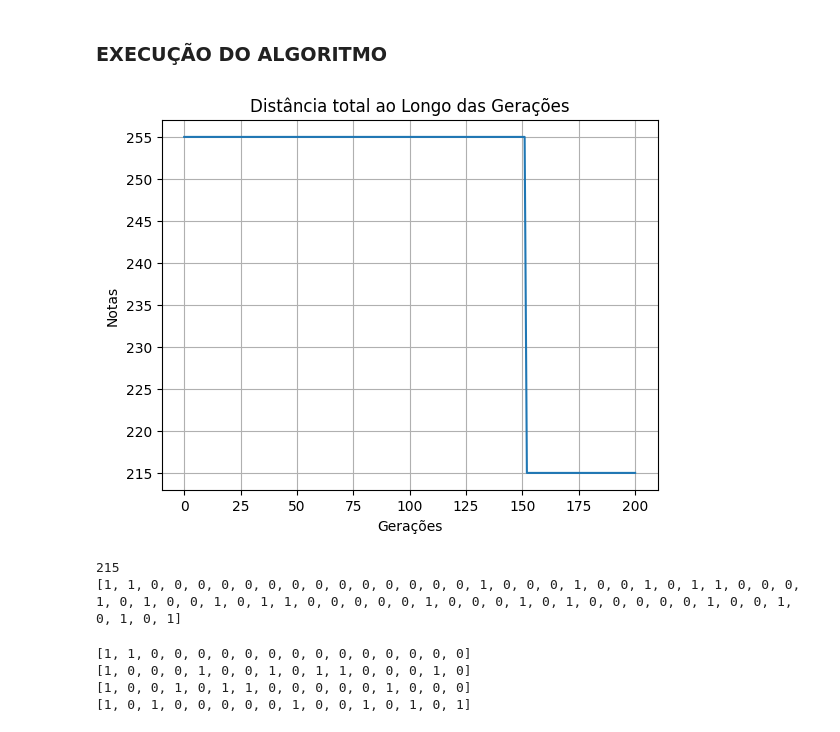
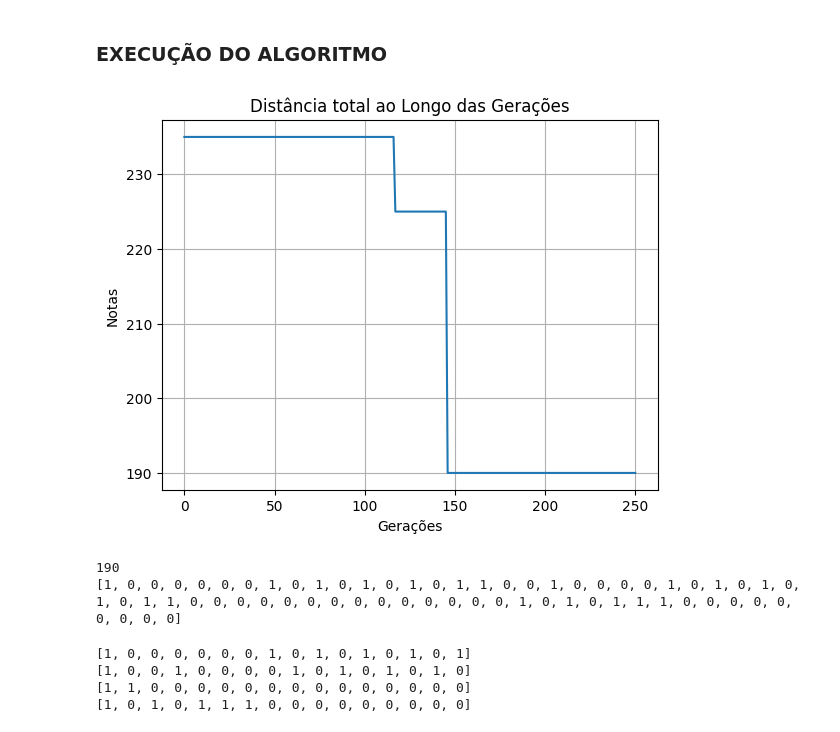
Before and after one commit to Tainann/PORTFOLIO, a Jupyter notebook: Projeto 13 - Algoritmo Genético para roteamento de veículos/roteamento_carros.ipynb, the cells around one changed output. Cells and saved outputs as stored; diff of their text form; code cells hidden in the pictures.

```diff
--- a/Projeto 13 - Algoritmo Genético para roteamento de veículos/roteamento_carros.ipynb
+++ b/Projeto 13 - Algoritmo Genético para roteamento de veículos/roteamento_carros.ipynb
@@ -171,9 +172,11 @@ def fitness(subgrupos):
                 return dist_total
 
     for subgrupo in subgrupos:
+        i = 0
         for cliente in subgrupo:
             if cliente == 1:
-                espaco_ocupado += demandas.iloc[cliente, 1]
+                espaco_ocupado += demandas.iloc[i, 1]
+            i += 1
         if espaco_ocupado > 100:
             dist_total = 10000000
             return dist_total
@@ -266,13 +269,13 @@ def crossover(cromo_pai1, cromo_pai2, tam_subgrupo):
     part4_cromo_pai2 = cromo_pai2[3*tam_subgrupo:len(cromo_pai2)]
 
     # Escolhe um ponto de crossover
-    ponto_crossover = random.randint(0, tam_subgrupo - 1)
+    ponto_crossover = random.randint(1, tam_subgrupo - 1) # No índice 0 de cada subgrupo, o valor deve ser 1 pq todos saem da distribuidora
 
     # Cria os segmentos do filho aplicando o crossover nos pares de segmentos dos pais
-    part1_filho = part1_cromo_pai2[0:ponto_crossover] + part1_cromo_pai1[ponto_crossover:]
-    part2_filho = part2_cromo_pai2[0:ponto_crossover] + part2_cromo_pai1[ponto_crossover:]
-    part3_filho = part3_cromo_pai2[0:ponto_crossover] + part3_cromo_pai1[ponto_crossover:]
-    part4_filho = part4_cromo_pai2[0:ponto_crossover] + part4_cromo_pai1[ponto_crossover:]
+    part1_filho = [1] + part1_cromo_pai2[1:ponto_crossover] + part1_cromo_pai1[ponto_crossover:]
+    part2_filho = [1] + part2_cromo_pai2[1:ponto_crossover] + part2_cromo_pai1[ponto_crossover:]
+    part3_filho = [1] + part3_cromo_pai2[1:ponto_crossover] + part3_cromo_pai1[ponto_crossover:]
+    part4_filho = [1] + part4_cromo_pai2[1:ponto_crossover] + part4_cromo_pai1[ponto_crossover:]
 
     # Combina todos os segmentos para formar o cromossomo do filho
     filho = part1_filho + part2_filho + part3_filho + part4_filho
@@ -323,20 +326,20 @@ def alg_genetico(geracoes, tamanho_pop, tamanho_crom, taxa_mutacao, tam_subgrupo
     return melhores
 # %%
 # Execução do algoritmo
-melhores = alg_genetico(200, 30, 64, 0.1, 16)
+melhores = alg_genetico(250, 80, 64, 0.1, 16)
 
 # Extração dos valores de lucro dos melhores cromossomos
 notas = [notas for notas, cromossomo in melhores]
 
 # Criação do gráfico de linhas
 plt.plot(notas)
 plt.title('Distância total ao Longo das Gerações')
 plt.xlabel('Gerações')
 plt.ylabel('Notas')
 plt.grid(True)
 plt.show()
 # %% [output]
-[figure, old version]
+[figure, new version]
 # %%
 minimo = min(melhores)
 min_nota = minimo[0]
@@ -344,8 +347,8 @@ print(min_nota)
 min_crom = minimo[1]
 print(min_crom)
 # %% [output]
-215
-[1, 1, 0, 0, 0, 0, 0, 0, 0, 0, 0, 0, 0, 0, 0, 0, 1, 0, 0, 0, 1, 0, 0, 1, 0, 1, 1, 0, 0, 0, 1, 0, 1, 0, 0, 1, 0, 1, 1, 0, 0, 0, 0, 0, 1, 0, 0, 0, 1, 0, 1, 0, 0, 0, 0, 0, 1, 0, 0, 1, 0, 1, 0, 1]
+190
+[1, 0, 0, 0, 0, 0, 0, 1, 0, 1, 0, 1, 0, 1, 0, 1, 1, 0, 0, 1, 0, 0, 0, 0, 1, 0, 1, 0, 1, 0, 1, 0, 1, 1, 0, 0, 0, 0, 0, 0, 0, 0, 0, 0, 0, 0, 0, 0, 1, 0, 1, 0, 1, 1, 1, 0, 0, 0, 0, 0, 0, 0, 0, 0]
 # %%
 # Supondo que variaveis(min_crom, 16) retorna 4 listas de bits
 p1, p2, p3, p4 = variaveis(min_crom, 16)
@@ -355,7 +358,7 @@ print(p2)
 print(p3)
 print(p4)
 # %% [output]
+[1, 0, 0, 0, 0, 0, 0, 1, 0, 1, 0, 1, 0, 1, 0, 1]
+[1, 0, 0, 1, 0, 0, 0, 0, 1, 0, 1, 0, 1, 0, 1, 0]
 [1, 1, 0, 0, 0, 0, 0, 0, 0, 0, 0, 0, 0, 0, 0, 0]
-[1, 0, 0, 0, 1, 0, 0, 1, 0, 1, 1, 0, 0, 0, 1, 0]
-[1, 0, 0, 1, 0, 1, 1, 0, 0, 0, 0, 0, 1, 0, 0, 0]
-[1, 0, 1, 0, 0, 0, 0, 0, 1, 0, 0, 1, 0, 1, 0, 1]
+[1, 0, 1, 0, 1, 1, 1, 0, 0, 0, 0, 0, 0, 0, 0, 0]
```
Also changed, not shown: parts of 6 cells of this notebook.
